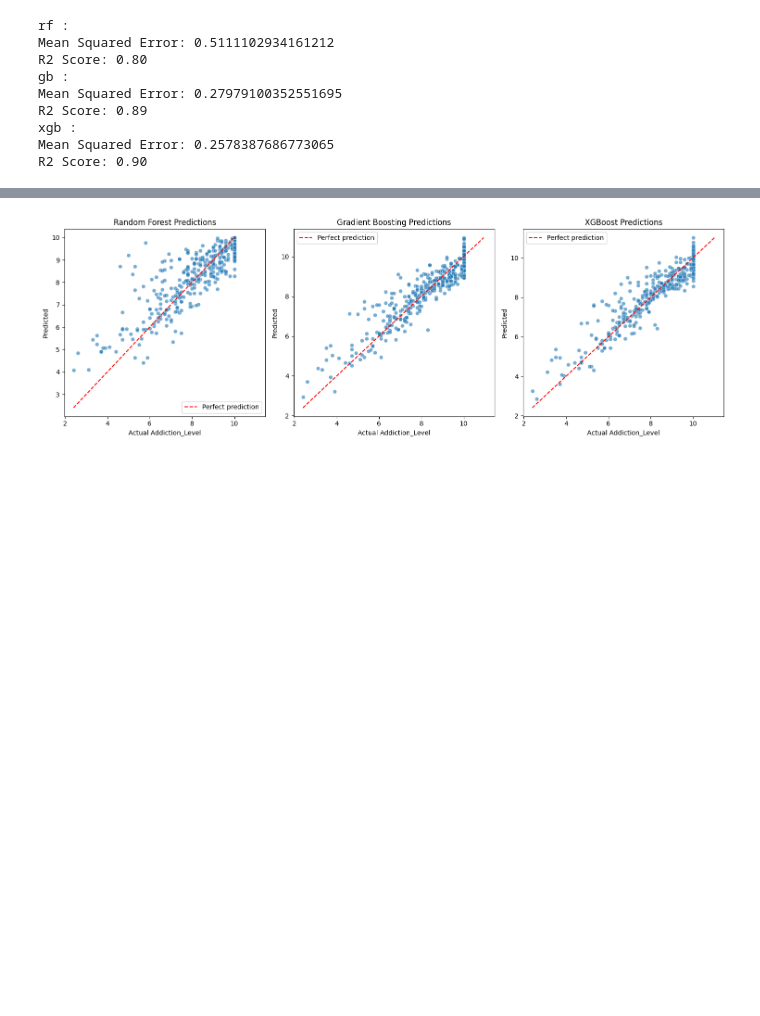
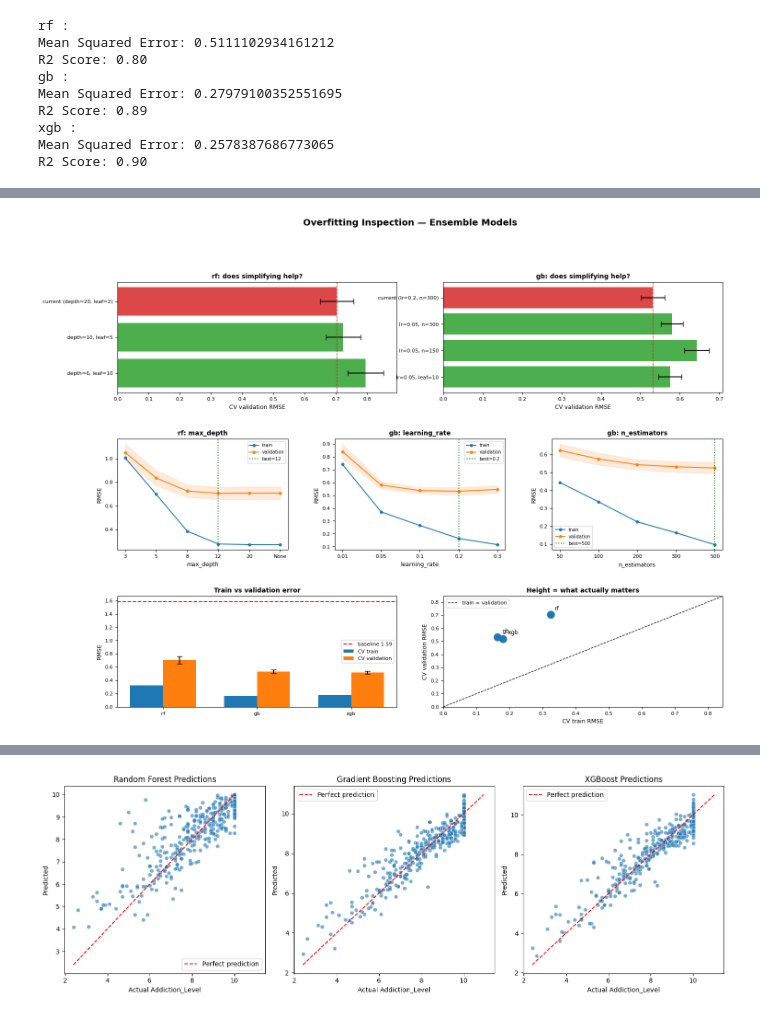
Before and after one commit to Superkai017/Smartphone-Addiction-Warning-System-Rebuild-, a Jupyter notebook: notebook/modelling.ipynb, the cells around one changed output, grey strips where cells are left out. Drawn from its saved outputs; the diff is of its cells as text; code cells hidden in the pictures; blank space fills up the shorter version.

```diff
--- a/notebook/modelling.ipynb
+++ b/notebook/modelling.ipynb
@@ -276,0 +219,16 @@ R2 Score: 0.90
+# %%
+import numpy as np, pandas as pd, scipy.stats as st
+import matplotlib.pyplot as plt, seaborn as sns
+from sklearn.metrics import (mean_squared_error, mean_absolute_error,
+    median_absolute_error, mean_absolute_percentage_error,
+    r2_score, explained_variance_score)
+
+# X_scaled is a numpy array (no set_output on the scaler), so X_new_train has
+# no .columns. The 18 names survive on X_new from Cell 7.
+FEATURES = list(X_new.columns)
+assert len(FEATURES) == X_new_train.shape[1]
+
+def rmse(a, b):
+    return float(np.sqrt(np.mean((np.asarray(a) - np.asarray(b))**2)))
+
+print(f"{len(FEATURES)} features | train {X_new_train.shape} | test {X_new_test.shape}")
@@ -276,0 +372,81 @@ R2 Score: 0.90
+# %%
+import matplotlib.pyplot as plt
+import matplotlib.gridspec as gridspec
+import numpy as np
+from sklearn.model_selection import validation_curve
+from sklearn.ensemble import GradientBoostingRegressor, RandomForestRegressor
+
+fig = plt.figure(figsize=(17, 12))
+gs = gridspec.GridSpec(3, 6, figure=fig, hspace=0.42, wspace=0.75)
+
+# ── Row 1: capacity sweep ────────────────────────────────────────────────
+fams = sweep['family'].unique()
+span = 6 // len(fams)
+for i, fam in enumerate(fams):
+    a = fig.add_subplot(gs[0, i*span:(i+1)*span])
+    sub = sweep[sweep['family'] == fam]
+    y = np.arange(len(sub))
+    a.barh(y, sub['cv_val_RMSE'], xerr=sub['cv_std'], capsize=4, alpha=.85,
+           color=['#d62728' if j == 0 else '#2ca02c' for j in range(len(sub))])
+    a.axvline(sub['cv_val_RMSE'].iloc[0], color='#d62728', ls='--', lw=1)
+    a.set_yticks(y); a.set_yticklabels(sub['config'], fontsize=8)
+    a.set_xlabel('CV validation RMSE', fontsize=9)
+    a.set_title(f'{fam}: does simplifying help?', fontsize=10, weight='bold')
+    a.invert_yaxis(); a.tick_params(labelsize=8)
+
+# ── Row 2: validation curves ─────────────────────────────────────────────
+specs = [
+    ('rf: max_depth', RandomForestRegressor(n_estimators=100, random_state=42),
+     'max_depth', [3, 5, 8, 12, 20, None]),
+    ('gb: learning_rate', GradientBoostingRegressor(n_estimators=300, max_depth=3, random_state=42),
+     'learning_rate', [0.01, 0.05, 0.1, 0.2, 0.3]),
+    ('gb: n_estimators', GradientBoostingRegressor(learning_rate=0.2, max_depth=3, random_state=42),
+     'n_estimators', [50, 100, 200, 300, 500]),
+]
+for i, (title, est, param, rng) in enumerate(specs):
+    a = fig.add_subplot(gs[1, i*2:(i+1)*2])
+    xs = [str(v) for v in rng]
+    tr, va = validation_curve(est, X_new_train, Y_train, param_name=param,
+                              param_range=rng, cv=cv, n_jobs=-1,
+                              scoring='neg_root_mean_squared_error')
+    tr, va = -tr, -va
+    a.plot(xs, tr.mean(1), 'o-', color='#1f77b4', ms=4, label='train')
+    a.plot(xs, va.mean(1), 'o-', color='#ff7f0e', ms=4, label='validation')
+    a.fill_between(xs, va.mean(1)-va.std(1), va.mean(1)+va.std(1),
+                   color='#ff7f0e', alpha=.15)
+    best = xs[int(np.argmin(va.mean(1)))]
+    a.axvline(best, color='green', ls=':', lw=1.5, label=f'best={best}')
+    a.set_title(title, fontsize=10, weight='bold')
+    a.set_xlabel(param, fontsize=9); a.set_ylabel('RMSE', fontsize=9)
+    a.legend(fontsize=7); a.tick_params(labelsize=8)
+
+# ── Row 3: gap in context ────────────────────────────────────────────────
+a = fig.add_subplot(gs[2, 0:3])
+names = list(report.index); x = np.arange(len(names)); w = .35
+a.bar(x - w/2, report['cv_train_RMSE'], w, label='CV train', color='#1f77b4')
+a.bar(x + w/2, report['cv_val_RMSE'], w, yerr=report['cv_std'],
+      label='CV validation', color='#ff7f0e', capsize=4)
+a.axhline(baseline, color='red', ls='--', lw=1.5, label=f'baseline {baseline:.2f}')
+a.set_xticks(x); a.set_xticklabels(names)
+a.set_ylabel('RMSE', fontsize=9)
+a.set_title('Train vs validation error', fontsize=10, weight='bold')
+a.legend(fontsize=8); a.tick_params(labelsize=8)
+
+a = fig.add_subplot(gs[2, 3:6])
+a.scatter(report['cv_train_RMSE'], report['cv_val_RMSE'], s=130, zorder=3)
+for n, r in report.iterrows():
+    a.annotate(n, (r['cv_train_RMSE'], r['cv_val_RMSE']),
+               xytext=(7, 7), textcoords='offset points', fontsize=9)
+lim = [0, report['cv_val_RMSE'].max() * 1.2]
+a.plot(lim, lim, 'k--', lw=1, label='train = validation')
+a.set_xlim(lim); a.set_ylim(lim)
+a.set_xlabel('CV train RMSE', fontsize=9); a.set_ylabel('CV validation RMSE', fontsize=9)
+a.set_title('Height = what actually matters', fontsize=10, weight='bold')
+a.legend(fontsize=8); a.tick_params(labelsize=8)
+
+fig.suptitle('Overfitting Inspection — Ensemble Models', fontsize=14, weight='bold', y=0.995)
+plt.show()
+
+# fig.savefig('overfit_inspection.png', dpi=200, bbox_inches='tight')
+# %% [output]
+[figure, added]
```
Also changed, not shown: parts of 14 cells of this notebook, 2 other files.
